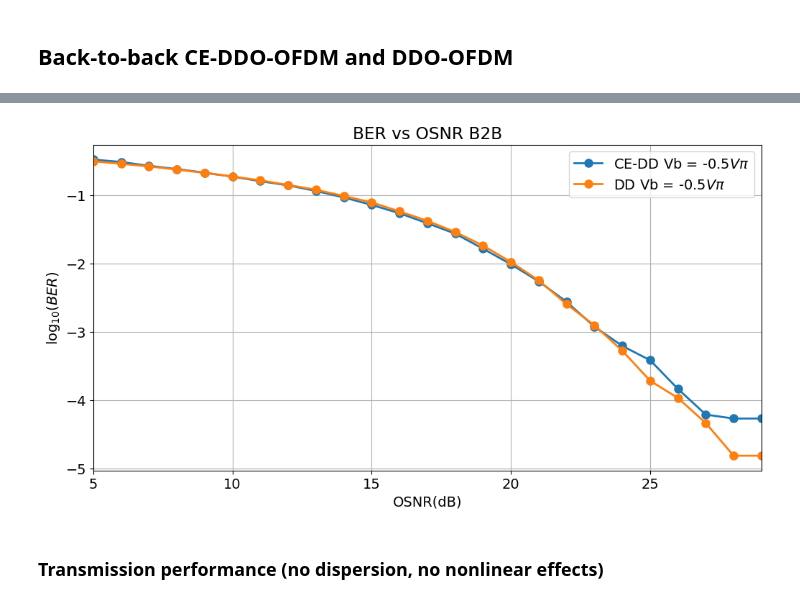
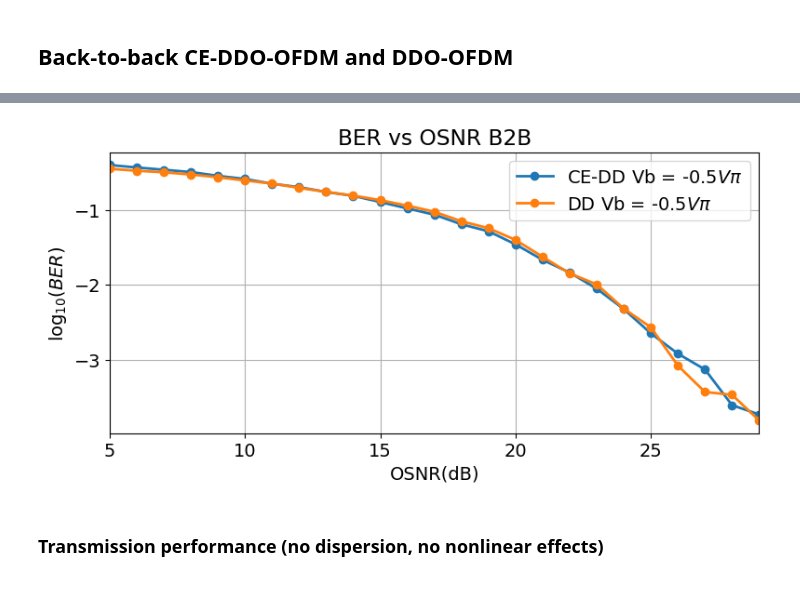
Before and after one commit to daniel7fontes/TCC_OFDM_ComOpt, a Jupyter notebook: AnaliseParam_B2B_16QAM.ipynb, the cells around one changed output, grey strips where cells are left out. Drawn from its saved outputs; the diff is of its cells as text; code cells hidden in the pictures.

```diff
--- a/AnaliseParam_B2B_16QAM.ipynb
+++ b/AnaliseParam_B2B_16QAM.ipynb
@@ -130,15 +134,13 @@ print(tabulate(table, headers = 'firstrow', tablefmt = 'fancy_grid'))
 ╘═════════════════════════════════╧═════════════╧══════════╛
 # %% [markdown]
 ## Back-to-back CE-DDO-OFDM  and DDO-OFDM
+# %%
+paramTx.Pi_dBm = 2
+paramTx.A = 0.75
+paramTx.Vb = -0.5*paramTx.Vπ
+paramTx.g = 0.25
+paramTx.H = 0.35/(2*pi)
 # %%
-paramTx.Pi_dBm = 2
-A   = 1.1
-Vb  = -0.5*paramTx.Vπ
-
-paramTx.A = A
-paramTx.Vb = Vb
-paramTx.g = 0.35
-
 OSNR = np.arange(5, 30)
 BER_CEDD_B2B = np.zeros(OSNR.shape)
 BER_DD_B2B = np.zeros(OSNR.shape)
@@ -151,6 +153,10 @@ for ind, osnr in enumerate(OSNR):
 
         snr = osnr - 10*np.log10(paramPD.B/(2*12.5e9))
         sigRxo = awgn(sigTxo, snr, paramTx.Fa, paramPD.B)
+
+        # optical filter
+        sigRxo = firFilter(h_opt, sigRxo)
+
         ipd = photodiode(sigRxo, paramPD)
         symbRx, symbRx_neq, sigRx, H_abs, H_pha = Rx(ipd, pilot, pulse, t, paramRx)
 
@@ -180,0 +171,17 @@ plt.psd(sigRxo, Fs=paramTx.Fa, NFFT = 16*1024, sides='twosided');
+# %%
+paramTx.Scheme = "DDO-OFDM"
+paramRx.Scheme = paramTx.Scheme
+for ind, osnr in enumerate(OSNR):
+        sigTxo, sigTx, sigTx_CE, symbTx, t, pulse, pilot = Tx(paramTx)
+        sigTxo = np.sqrt(10**(paramTx.Pi_dBm/10)*1e-3) * sigTxo/np.sqrt(signal_power(sigTxo))
+
+        snr = osnr - 10*np.log10(paramPD.B/(2*12.5e9))
+        sigRxo = awgn(sigTxo, snr, paramTx.Fa, paramPD.B)
+
+        # optical filter
+        sigRxo = firFilter(h_opt, sigRxo)
+
+        ipd = photodiode(sigRxo, paramPD)
+        symbRx, symbRx_neq, sigRx, H_abs, H_pha = Rx(ipd, pilot, pulse, t, paramRx)
+
+        BER_DD_B2B[ind] = fastBERcalc(symbRx, symbTx, paramTx.M, 'qam')[0]
@@ -181,16 +195,14 @@ plt.psd(sigRxo, Fs=paramTx.Fa, NFFT = 16*1024, sides='twosided');
 # %%
-plt.figure(figsize = (12, 6))
+plt.figure(figsize = (9, 4))
 
-plt.plot(OSNR, np.log10(BER_CEDD_B2B), '-o', ms = 8, lw = 2, label = f'CE-DD Vb = {round(Vb/paramTx.Vπ, 2)}$V\pi$')
-plt.plot(OSNR, np.log10(BER_DD_B2B), '-o', ms = 8, lw = 2, label = f'DD Vb = {round(Vb/paramTx.Vπ, 2)}$V\pi$')
+plt.plot(OSNR, np.log10(BER_CEDD_B2B), '-o', ms = 6, lw = 2, label = f'CE-DD Vb = {round(paramTx.Vb/paramTx.Vπ, 2)}$V\pi$')
+plt.plot(OSNR, np.log10(BER_DD_B2B), '-o', ms = 6, lw = 2, label = f'DD Vb = {round(paramTx.Vb/paramTx.Vπ, 2)}$V\pi$')
 
 plt.title("BER vs OSNR B2B")
 plt.xlabel(r"OSNR(dB)")
 plt.ylabel(r"$\log_{10}(BER)$")
 plt.legend(frameon = True)
 plt.grid()
 plt.xlim(min(OSNR), max(OSNR));
 # %% [output]
-[figure, old version]
+[figure, new version]
-# %% [markdown]
-### Transmission performance (no dispersion, no nonlinear effects)
@@ -208,0 +209,2 @@ paramCh.prgsBar = False
+# %% [markdown]
+### Transmission performance (no dispersion, no nonlinear effects)
```
Also changed, not shown: parts of 14 cells of this notebook.
